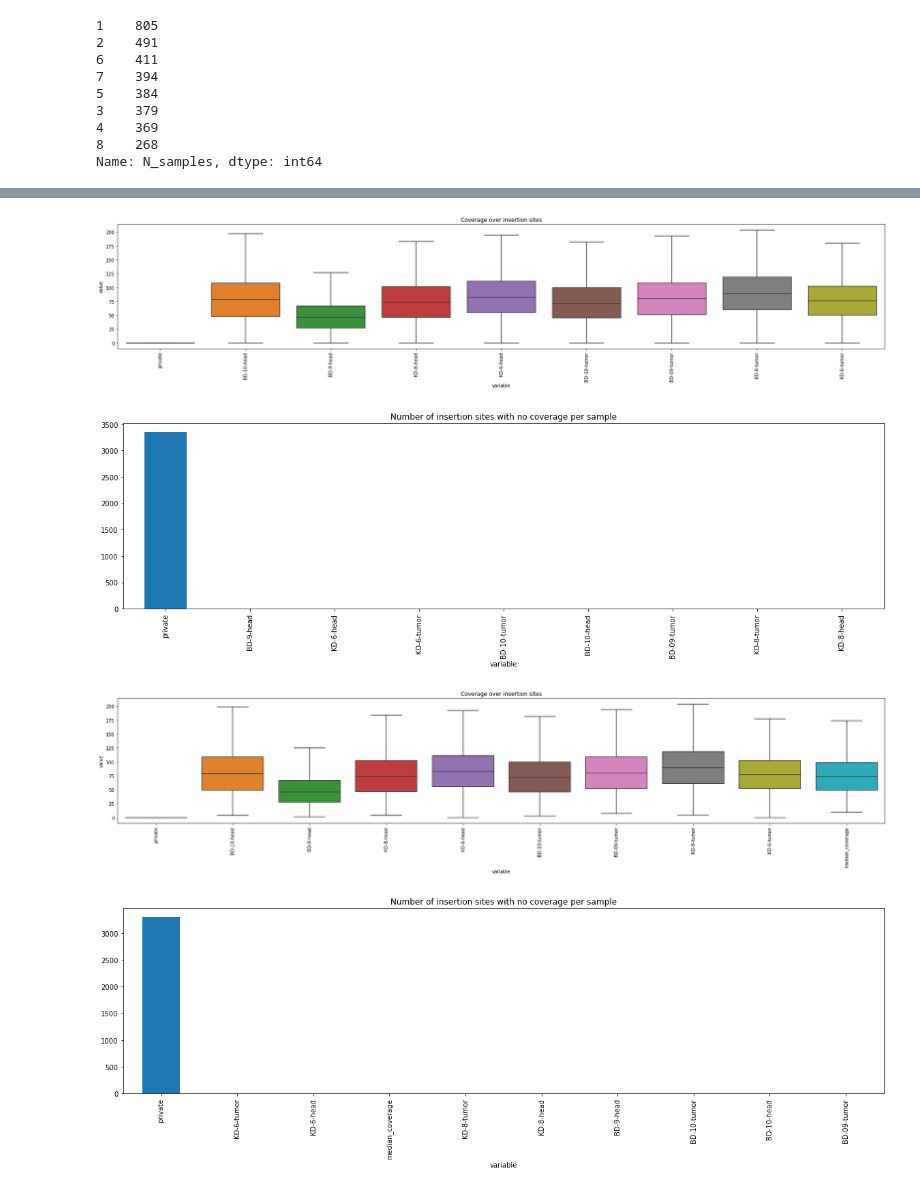
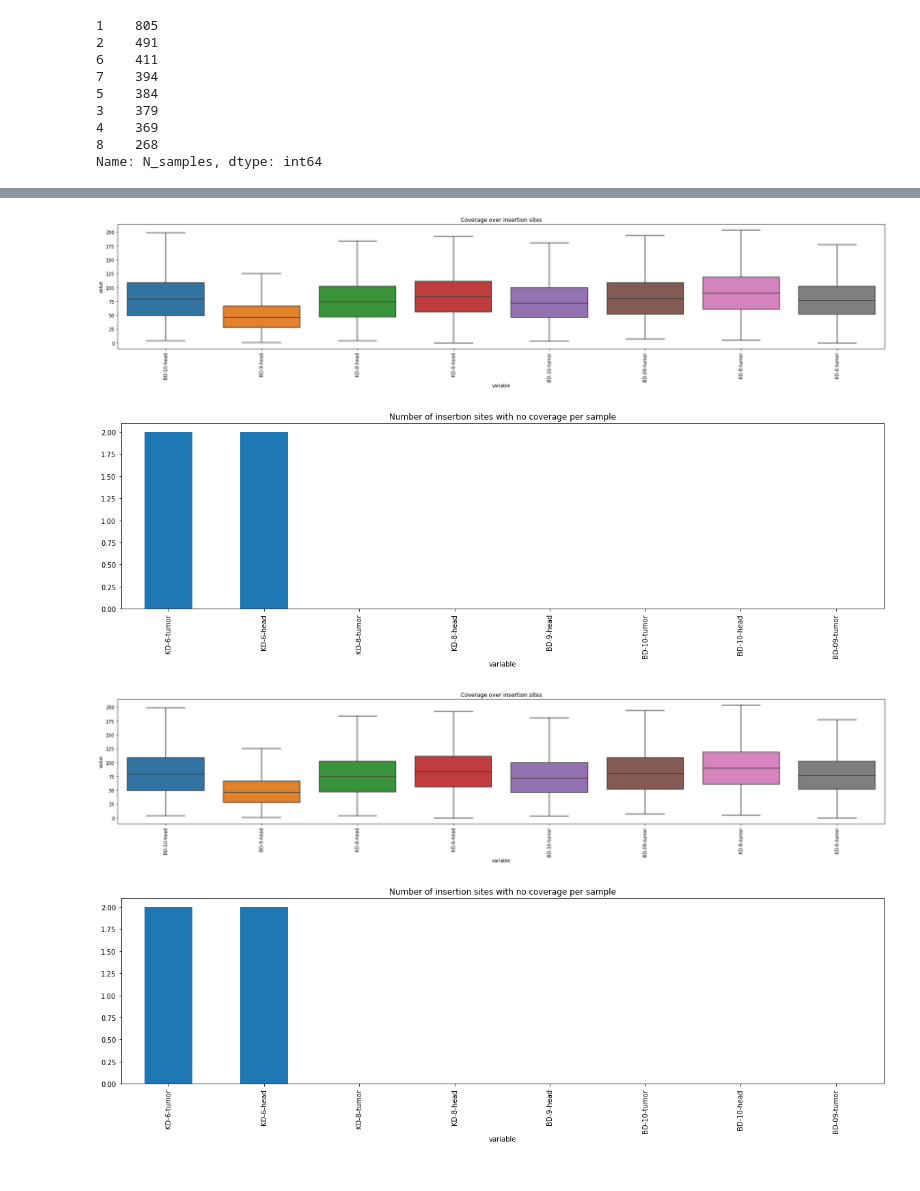
Before and after one commit to bardin-lab/somatic-transposition-fly-intestine, a Jupyter notebook: notebooks/5. germline summary/germline insertions-delta.ipynb, the cells around one changed output, grey strips where cells are left out. Saved outputs shown, nothing was run; the diff lists cells and outputs as text; code cells hidden in the pictures.

```diff
--- a/notebooks/5. germline summary/germline insertions-delta.ipynb
+++ b/notebooks/5. germline summary/germline insertions-delta.ipynb
@@ -365,6 +365,7 @@ def high_and_low_support(list_of_tuples):
 
 
 final_table['early_developmental'] = (final_table['somatic'] == False) & (final_table['private'] == True) & (final_table['support'].apply(high_and_low_support))
+final_table = final_table[(final_table['early_developmental'] == False) & (final_table['somatic'] == False) & (final_table['median_coverage'] >= 10)]
 # %%
 final_table
 # %% [output]
@@ -394,17 +395,17 @@ def plot_coverage_data(coverage_data):
     germline_sites_without_coverage = coverage_data['value'].eq(0).astype(int).groupby(coverage_data['variable']).sum().sort_values(ascending=False)
     germline_sites_without_coverage.plot(kind='bar', x='sample', y='count', figsize=(20, 5), title='Number of insertion sites with no coverage per sample', ax=ax)
 
-coverage_data = final_table.iloc[:, 13:-2].melt()
+coverage_data = final_table.iloc[:, 14:-2].melt()
 plot_coverage_data(coverage_data)
 # %% [output]
-[figure, old version]
+[figure, new version]
-[figure, old version]
+[figure, new version]
 # %%
-coverage_data = final_table[final_table.median_coverage >= 10].iloc[:, 13:-1].melt()
+coverage_data = final_table[final_table.median_coverage >= 10].iloc[:, 14:-2].melt()
 plot_coverage_data(coverage_data)
 # %% [output]
-[figure, old version]
+[figure, new version]
-[figure, old version]
+[figure, new version]
 # %%
 final_table
 # %% [output]
```
Also changed, not shown: parts of 13 cells of this notebook, 4 other files.
